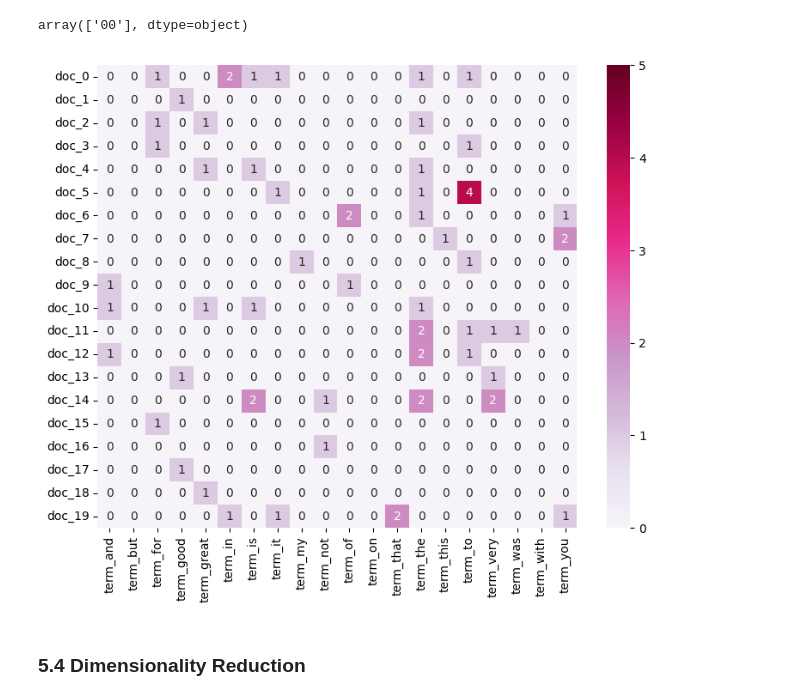
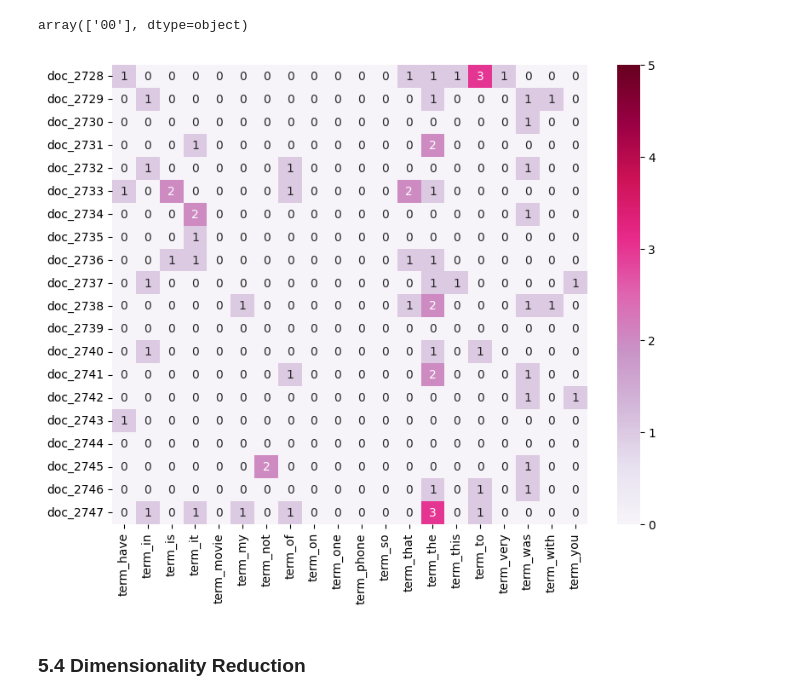
Before and after one commit to Wu-Cheng-Kai/DM2022-Lab1-Homework, a Jupyter notebook: DM2022-Lab1-Homework.ipynb, the cells around one changed output. Cells and saved outputs as stored; diff of their text form; code cells hidden in the pictures.

```diff
--- a/DM2022-Lab1-Homework.ipynb
+++ b/DM2022-Lab1-Homework.ipynb
@@ -354,29 +354,16 @@ From the chart above, we can see how sparse the term-document matrix is; i.e., t
 # Answer here
 import seaborn as sns
 
-# find total terms in each document
-term_len = []
-term_index = []
-for i in range(X_counts.shape[0]):
-    term_len.append(X_counts[i].sum())
+count_vect = CountVectorizer(max_features=30)
+X_counts = count_vect.fit_transform(X.text)
 
-# select top 20 documents with the most terms
-list_sort = term_len.copy()
-list_sort.sort()
-array = np.empty(shape=(1,20))
-for i in list_sort[-20:]:
-    term_index.append(term_len.index(i))
-    array = np.dstack((array, X_counts[term_len.index(i)].toarray()[:,0:20]))
-array = np.squeeze(array[:,:,-20:])
-
-# show heat map in 1st~20th terms
-plot_x = ["term_"+str(i) for i in count_vect.get_feature_names_out()[0:20]]
-plot_y = ["doc_"+ str(i) for i in term_index]
-plot_z = array
+plot_x = ["term_"+str(i) for i in count_vect.get_feature_names_out()[:20]]
+plot_y = ["doc_"+ str(i) for i in list(X.index)[:20]]
+plot_z = X_counts[0:20, 0:20].toarray()
 
 df_todraw = pd.DataFrame(plot_z, columns = plot_x, index = plot_y)
 plt.subplots(figsize=(9, 7))
 ax = sns.heatmap(df_todraw,
                  cmap="PuRd",
-                 vmin=0, vmax=5, annot=True)
+                 vmin=0, vmax=26, annot=True)
 # %% [output]
@@ -896,23 +882,20 @@ count_vect.get_feature_names_out()[0:1]
 array(['00'], dtype=object)
 # %%
 # use seaborn to show the heatmap
-show_terms = 20
-show_doc = 20
-
-count_vect = CountVectorizer(max_features=20)
+count_vect = CountVectorizer(max_features=30)
 data_counts = count_vect.fit_transform(dataset.sentence)
 
-plot_x = ["term_"+str(i) for i in count_vect.get_feature_names_out()[:show_terms]]
-plot_y = ["doc_"+ str(i) for i in list(dataset.index)[:show_doc]]
-plot_z = data_counts[0:show_doc, 0:show_terms].toarray()
+plot_x = ["term_"+str(i) for i in count_vect.get_feature_names_out()[-20:]]
+plot_y = ["doc_"+ str(i) for i in list(dataset.index)[-20:]]
+plot_z = data_counts[-20:, -20:].toarray()
 
 df_todraw = pd.DataFrame(plot_z, columns = plot_x, index = plot_y)
 plt.subplots(figsize=(9, 7))
 ax = sns.heatmap(df_todraw,
                  cmap="PuRd",
                  vmin=0, vmax=5, annot=True)
 # %% [output]
-[figure, old version]
+[figure, new version]
 # %% [markdown]
 ### 5.4 Dimensionality Reduction
 # %%
```
Also changed, not shown: parts of 33 cells of this notebook.
